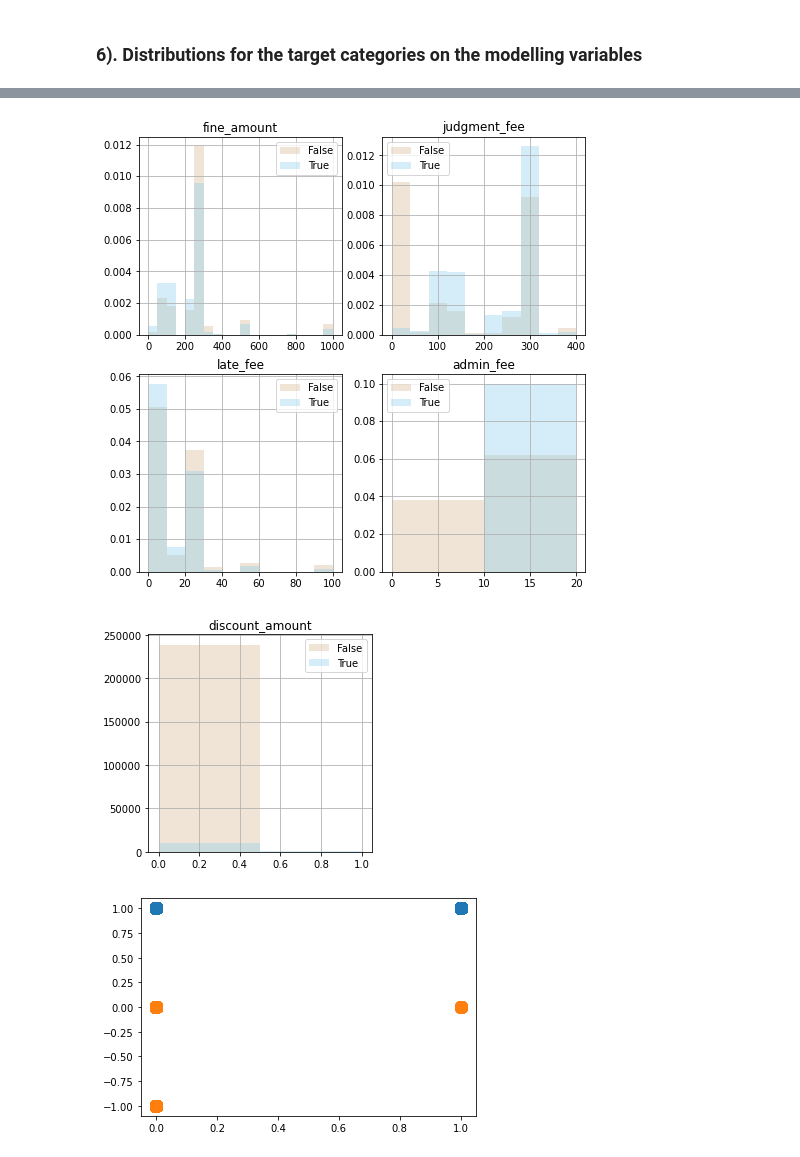
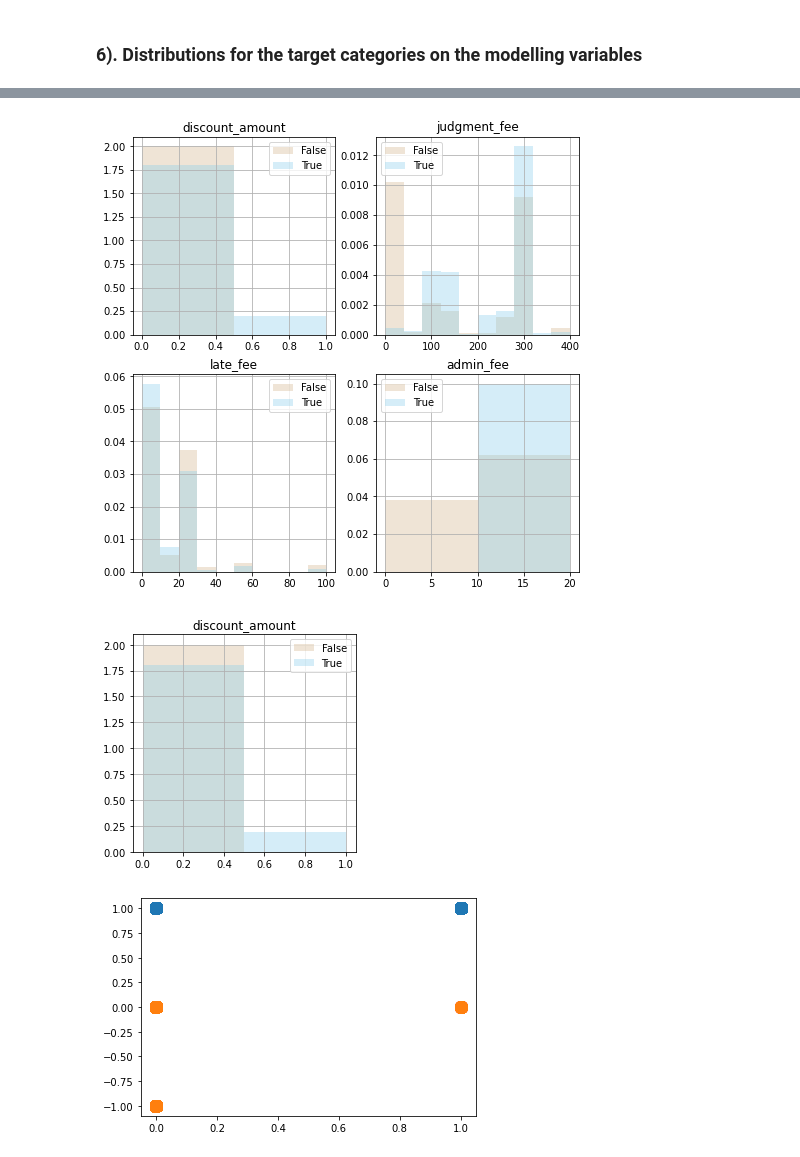
Before and after one commit to yduh/Detroit-BlightViolation-Ticket, a Jupyter notebook: study.ipynb, the cells around one changed output, grey strips where cells are left out. Drawn from its saved outputs; the diff is of its cells as text; code cells hidden in the pictures.

```diff
--- a/study.ipynb
+++ b/study.ipynb
@@ -572,9 +572,12 @@ for i, var in enumerate(varPlot1):
 plt.subplots(2, 2, figsize=(8, 8))
 
 plt.subplot(2, 2, 1)
-df_false['fine_amount'].hist(bins=20, range=[0, 1000], alpha=0.35, density=True, color='tan', label='False')
-df_true['fine_amount'].hist(bins=20, range=[0, 1000], alpha=0.35, density=True, color='skyblue', label='True')
-plt.title('fine_amount')
+#df_false['fine_amount'].hist(bins=20, range=[0, 1000], alpha=0.35, density=True, color='tan', label='False')
+#df_true['fine_amount'].hist(bins=20, range=[0, 1000], alpha=0.35, density=True, color='skyblue', label='True')
+#plt.title('fine_amount')
+df_false['discount_amount'].hist(bins=2, alpha=0.35, density=True, color='tan', label='False')
+df_true['discount_amount'].hist(bins=2, alpha=0.35, density=True, color='skyblue', label='True')
+plt.title('discount_amount')
 plt.legend()
 
 plt.subplot(2, 2, 2)
@@ -595,15 +598,15 @@ df_true['admin_fee'].hist(bins=2, range=[0, 20], alpha=0.35, density=True, color
 plt.title('admin_fee')
 plt.legend();
 # %% [output]
-[figure, old version]
+[figure, new version]
 # %%
 plt.subplots(1, 1, figsize=(4, 4))
-df_false['discount_amount'].hist(bins=2, alpha=0.35, color='tan', label='False')
-df_true['discount_amount'].hist(bins=2, alpha=0.35, color='skyblue', label='True')
+df_false['discount_amount'].hist(bins=2, alpha=0.35, density=True, color='tan', label='False')
+df_true['discount_amount'].hist(bins=2, alpha=0.35, density=True, color='skyblue', label='True')
 plt.title('discount_amount')
 plt.legend();
 # %% [output]
-[figure, old version]
+[figure, new version]
 # %%
 fig, ax = plt.subplots()
 ax.plot(df_true['discount_amount'], df_true['compliance'], marker='o', linestyle='', ms=12)
```
Also changed, not shown: parts of 45 cells of this notebook.
